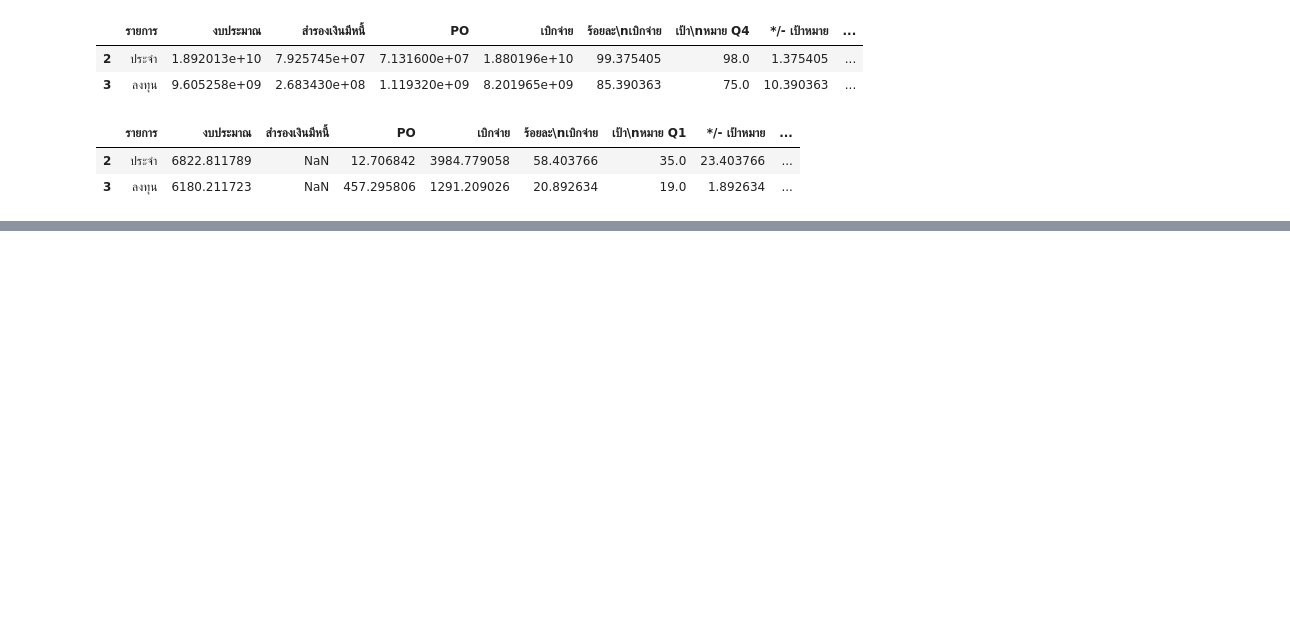
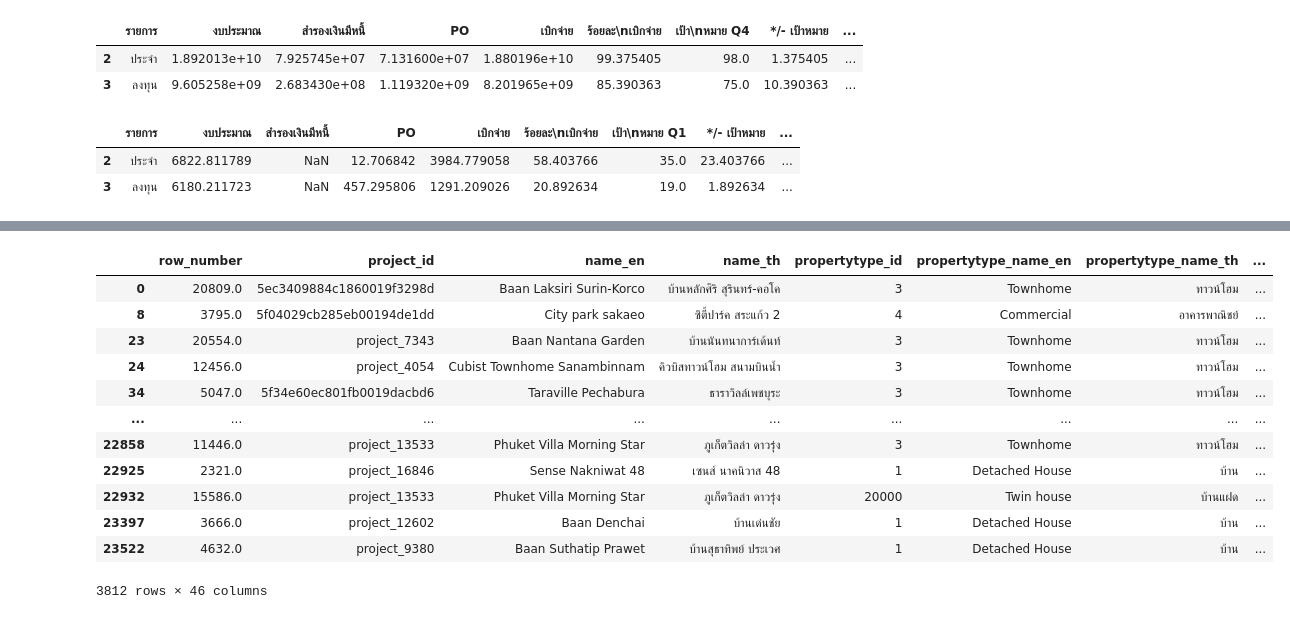
Before and after one commit to KorrawanOu/BSC_DPDM23, a Jupyter notebook: Data_Preprocessing.ipynb, the cells around one changed output, grey strips where cells are left out. Cells and saved outputs as stored; diff of their text form; code cells hidden in the pictures; blank space fills up the shorter version.

```diff
--- a/Data_Preprocessing.ipynb
+++ b/Data_Preprocessing.ipynb
@@ -489,0 +579,16 @@ oct_df
+# %%
+project_df[project_df.duplicated(subset='project_id',keep='last')]
+# %% [output]
+|  | row_number | project_id | name_en | name_th | propertytype_id | propertytype_name_en | propertytype_name_th | ... |
+| 0 | 20809.0 | 5ec3409884c1860019f3298d | Baan Laksiri Surin-Korco | บ้านหลักศิริ สุรินทร์-คอโค | 3 | Townhome | ทาวน์โฮม | ... |
+| 8 | 3795.0 | 5f04029cb285eb00194de1dd | City park sakaeo | ซิตี้ปาร์ค สระแก้ว 2 | 4 | Commercial | อาคารพาณิชย์ | ... |
+| 23 | 20554.0 | project_7343 | Baan Nantana Garden | บ้านนันทนาการ์เด้นท์ | 3 | Townhome | ทาวน์โฮม | ... |
+| 24 | 12456.0 | project_4054 | Cubist Townhome Sanambinnam | คิวบิสทาวน์โฮม สนามบินน้ำ | 3 | Townhome | ทาวน์โฮม | ... |
+| 34 | 5047.0 | 5f34e60ec801fb0019dacbd6 | Taraville Pechabura | ธาราวิลล์เพชบุระ | 3 | Townhome | ทาวน์โฮม | ... |
+| ... | ... | ... | ... | ... | ... | ... | ... | ... |
+| 22858 | 11446.0 | project_13533 | Phuket Villa Morning Star | ภูเก็ตวิลล่า ดาวรุ่ง | 3 | Townhome | ทาวน์โฮม | ... |
+| 22925 | 2321.0 | project_16846 | Sense Nakniwat 48 | เซนส์ นาคนิวาส 48 | 1 | Detached House | บ้าน | ... |
+| 22932 | 15586.0 | project_13533 | Phuket Villa Morning Star | ภูเก็ตวิลล่า ดาวรุ่ง | 20000 | Twin house | บ้านแฝด | ... |
+| 23397 | 3666.0 | project_12602 | Baan Denchai | บ้านเด่นชัย | 1 | Detached House | บ้าน | ... |
+| 23522 | 4632.0 | project_9380 | Baan Suthatip Prawet | บ้านสุธาทิพย์ ประเวศ | 1 | Detached House | บ้าน | ... |
+3812 rows × 46 columns
```
Also changed, not shown: parts of 24 cells of this notebook.
